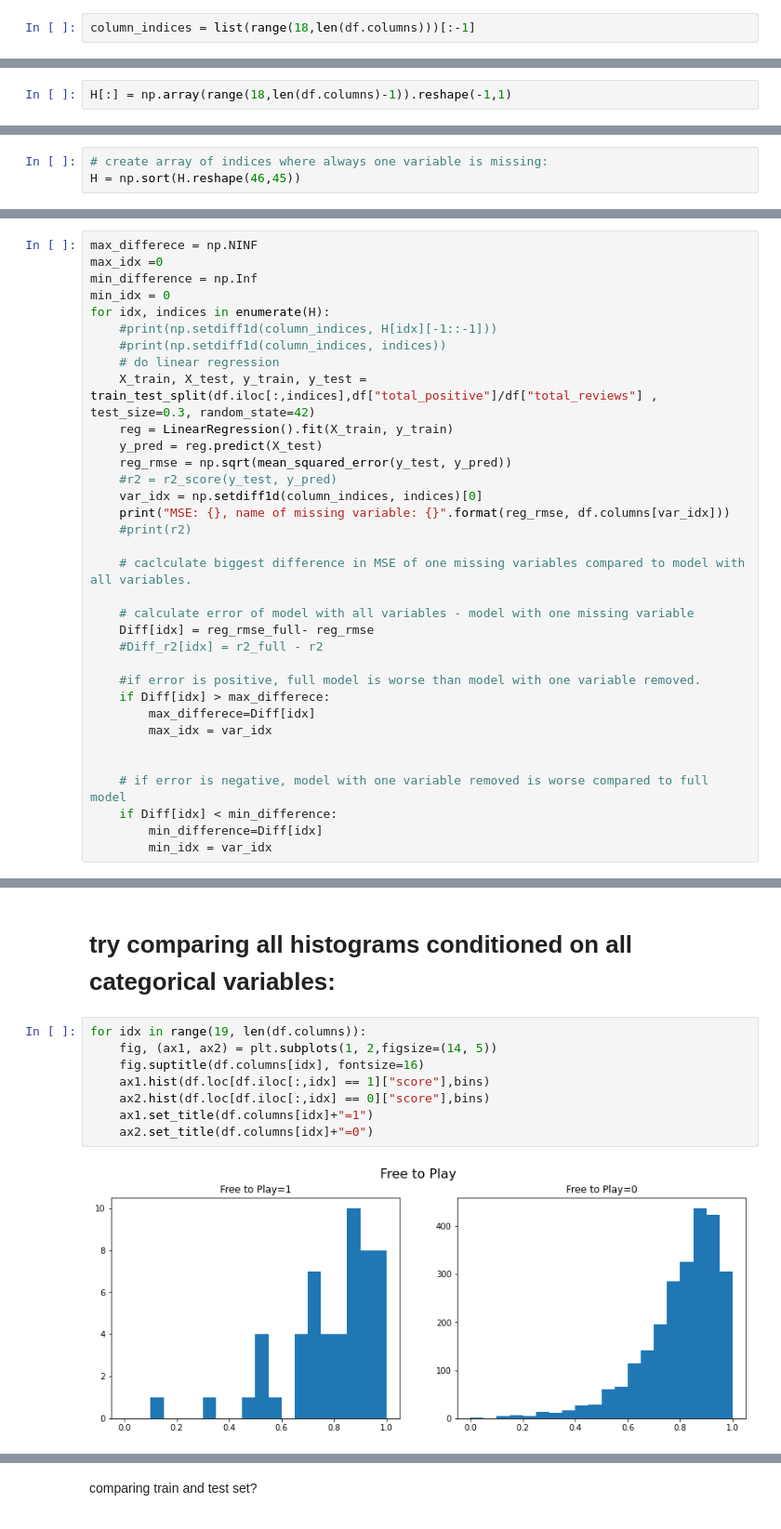
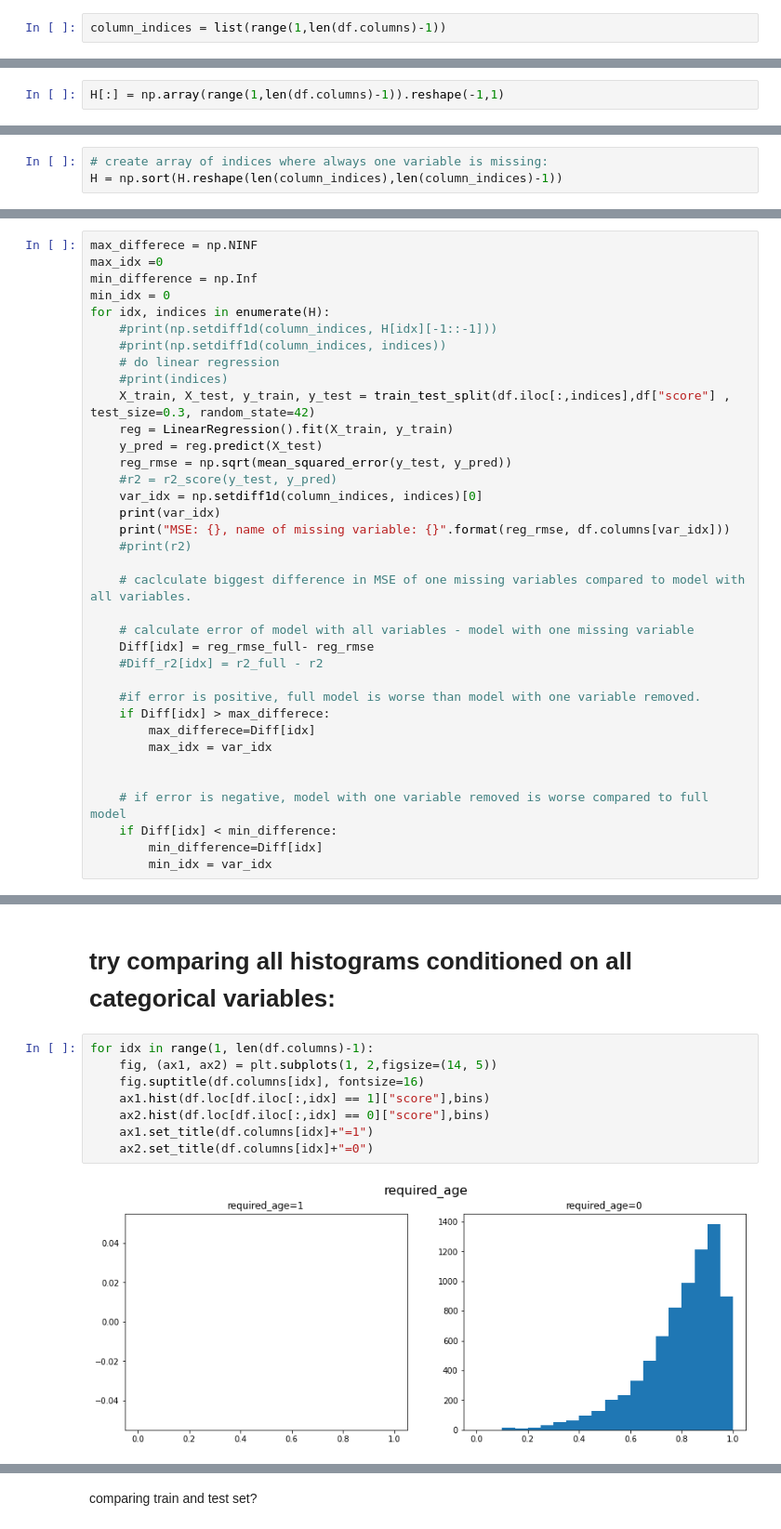
Before and after one commit to emilbreustedt/data-literacy-steam-project, a Jupyter notebook: predictor.ipynb, the cells around one changed output, grey strips where cells are left out. Shown at 93% size. Cells and saved outputs as stored; diff of their text form.

```diff
--- a/predictor.ipynb
+++ b/predictor.ipynb
@@ -329,7 +462,7 @@ reg_rmse_full
 # %% [markdown]
 ### get all possible combinations where one variable is missing
 # %%
-column_indices = list(range(18,len(df.columns)))[:-1]
+column_indices = list(range(1,len(df.columns)-1))
 # %%
 df.columns[column_indices]
 # %% [output]
@@ -365,7 +496,7 @@ len(column_indices)
 # %%
-H[:] = np.array(range(18,len(df.columns)-1)).reshape(-1,1)
+H[:] = np.array(range(1,len(df.columns)-1)).reshape(-1,1)
 # %%
 H = H.T
 # %%
 # create array of indices where always one variable is missing:
-H = np.sort(H.reshape(46,45))
+H = np.sort(H.reshape(len(column_indices),len(column_indices)-1))
@@ -390,12 +537,14 @@ for idx, indices in enumerate(H):
     #print(np.setdiff1d(column_indices, H[idx][-1::-1]))
     #print(np.setdiff1d(column_indices, indices))
     # do linear regression
-    X_train, X_test, y_train, y_test = train_test_split(df.iloc[:,indices],df["total_positive"]/df["total_reviews"] , test_size=0.3, random_state=42)
+    #print(indices)
+    X_train, X_test, y_train, y_test = train_test_split(df.iloc[:,indices],df["score"] , test_size=0.3, random_state=42)
     reg = LinearRegression().fit(X_train, y_train)
     y_pred = reg.predict(X_test)
     reg_rmse = np.sqrt(mean_squared_error(y_test, y_pred))
     #r2 = r2_score(y_test, y_pred)
     var_idx = np.setdiff1d(column_indices, indices)[0]
+    print(var_idx)
     print("MSE: {}, name of missing variable: {}".format(reg_rmse, df.columns[var_idx]))
     #print(r2)
 
@@ -484,12 +629,12 @@ Text(0.5, 1.0, 'Downloadable Content=0')
 # %% [markdown]
 # try comparing all histograms conditioned on all categorical variables:
 # %%
-for idx in range(19, len(df.columns)):
+for idx in range(1, len(df.columns)-1):
     fig, (ax1, ax2) = plt.subplots(1, 2,figsize=(14, 5))
     fig.suptitle(df.columns[idx], fontsize=16)
     ax1.hist(df.loc[df.iloc[:,idx] == 1]["score"],bins)
     ax2.hist(df.loc[df.iloc[:,idx] == 0]["score"],bins)
     ax1.set_title(df.columns[idx]+"=1")
     ax2.set_title(df.columns[idx]+"=0")
 # %% [output]
-[figure, old version]
+[figure, new version]
```
Also changed, not shown: parts of 150 cells of this notebook.
